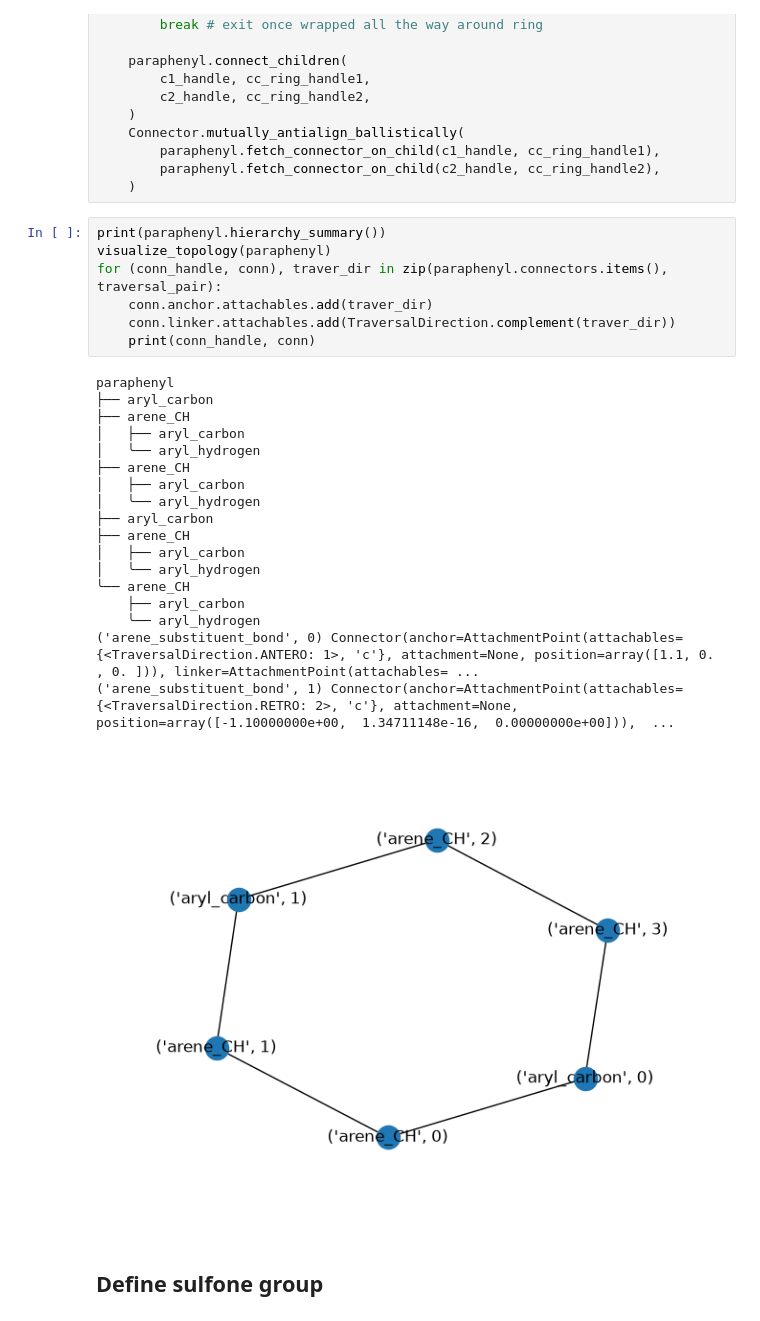
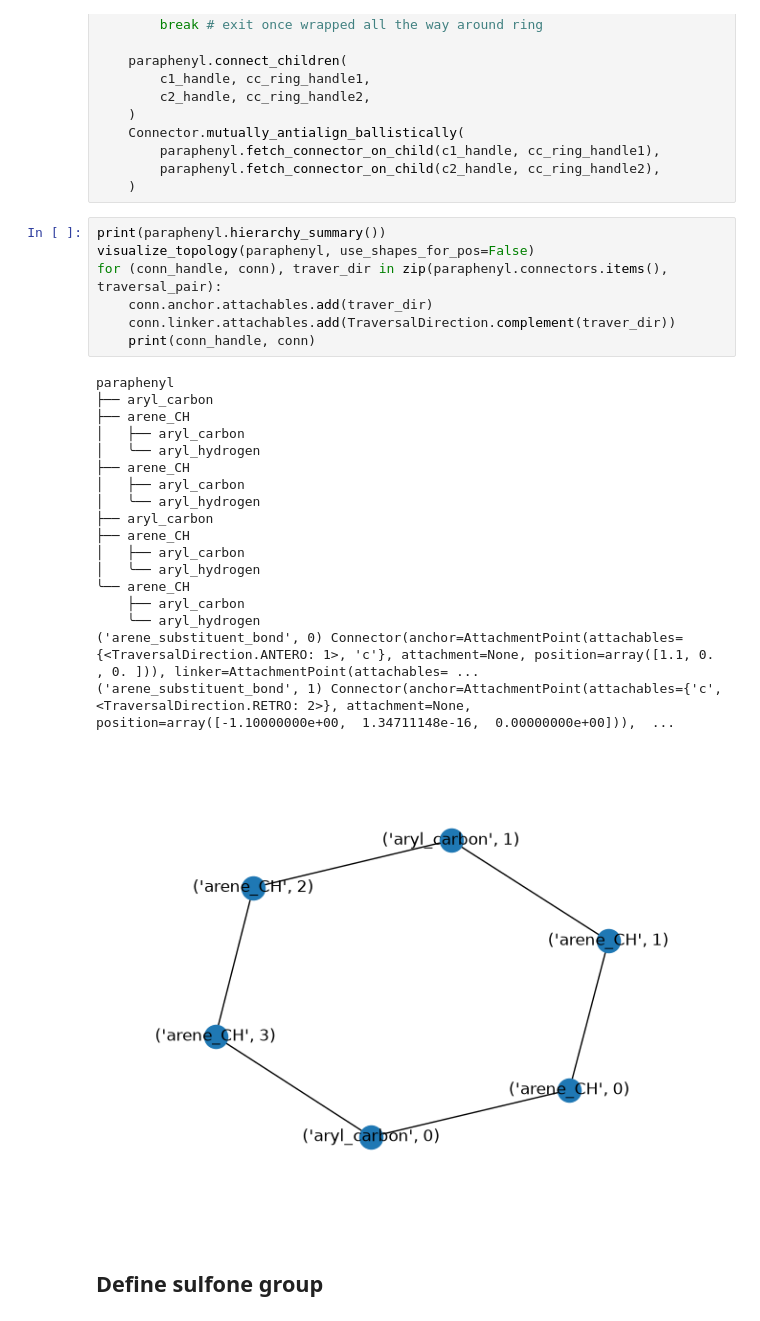
Before and after one commit to MuPT-hub/mupt-examples, a Jupyter notebook: examples_repr/mol_from_scratch_advanced.ipynb, the cells around one changed output. Saved outputs shown, nothing was run; the diff lists cells and outputs as text.

```diff
--- a/examples_repr/mol_from_scratch_advanced.ipynb
+++ b/examples_repr/mol_from_scratch_advanced.ipynb
@@ -116,30 +116,30 @@ for c1_handle, c2_handle in sliding_window(cycle(paraphenyl.children_by_handle),
     )
 # %%
 print(paraphenyl.hierarchy_summary())
-visualize_topology(paraphenyl)
+visualize_topology(paraphenyl, use_shapes_for_pos=False)
 for (conn_handle, conn), traver_dir in zip(paraphenyl.connectors.items(), traversal_pair):
     conn.anchor.attachables.add(traver_dir)
     conn.linker.attachables.add(TraversalDirection.complement(traver_dir))
     print(conn_handle, conn)
 # %% [output]
 paraphenyl
 ├── aryl_carbon
 ├── arene_CH
 │   ├── aryl_carbon
 │   ╰── aryl_hydrogen
 ├── arene_CH
 │   ├── aryl_carbon
 │   ╰── aryl_hydrogen
 ├── aryl_carbon
 ├── arene_CH
 │   ├── aryl_carbon
 │   ╰── aryl_hydrogen
 ╰── arene_CH
     ├── aryl_carbon
     ╰── aryl_hydrogen
 ('arene_substituent_bond', 0) Connector(anchor=AttachmentPoint(attachables={<TraversalDirection.ANTERO: 1>, 'c'}, attachment=None, position=array([1.1, 0. , 0. ])), linker=AttachmentPoint(attachables= ...
-('arene_substituent_bond', 1) Connector(anchor=AttachmentPoint(attachables={<TraversalDirection.RETRO: 2>, 'c'}, attachment=None, position=array([-1.10000000e+00,  1.34711148e-16,  0.00000000e+00])),  ...
+('arene_substituent_bond', 1) Connector(anchor=AttachmentPoint(attachables={'c', <TraversalDirection.RETRO: 2>}, attachment=None, position=array([-1.10000000e+00,  1.34711148e-16,  0.00000000e+00])),  ...
-[figure, old version]
+[figure, new version]
 # %% [markdown]
 ## Define sulfone group
 # %%
```
Also changed, not shown: parts of 4 cells of this notebook, 4 other files.
